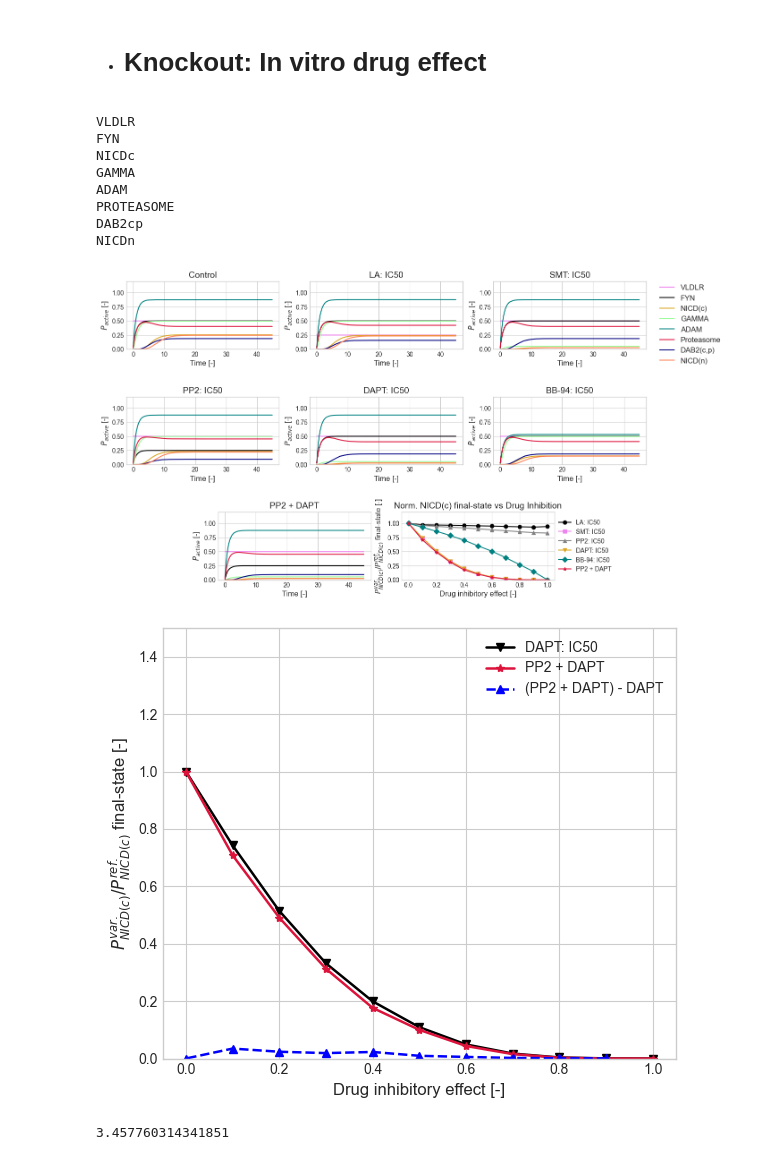
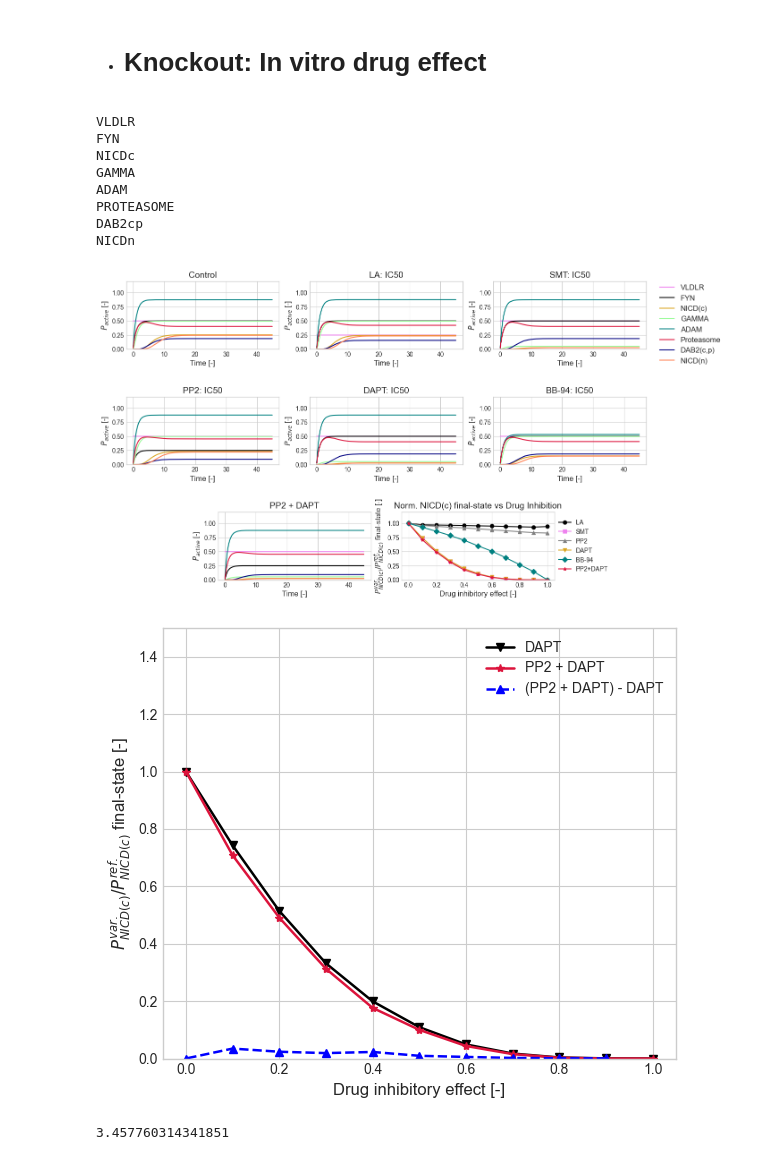
Before and after one commit to YanisseG/Master-thesis---2025, a Jupyter notebook: Simulations/param_maboss_notebook.ipynb, the cells around one changed output. Saved outputs shown, nothing was run; the diff lists cells and outputs as text; code cells hidden in the pictures.

```diff
--- a/Simulations/param_maboss_notebook.ipynb
+++ b/Simulations/param_maboss_notebook.ipynb
@@ -1020,6 +1020,7 @@ slope_lines = []
 legend_lines = []
 legend_labels = []
 
+label_new = ["LA", "SMT", "PP2", "DAPT", "BB-94", "PP2+DAPT"]
 for i, (drug_name, _) in enumerate(drug_states[1:]):  # skip "Control"
     mask = np.array(drug_names_all) == drug_name
     x_vals = np.array(drug_effects_all)[mask]
@@ -1032,42 +1033,43 @@ for i, (drug_name, _) in enumerate(drug_states[1:]):  # skip "Control"
         color = drug_plot_colors[i % len(drug_plot_colors)]
         marker = markers[i % len(markers)]
         axs[7].plot(clean_x, clean_y/nicdc_ref[-1], marker=marker, color=color,
-                    linestyle='-', label=drug_name)
+                    linestyle='-', label=label_new[i])
 
 
         legend_lines.append(axs[7].plot([], [], marker=marker, color=color,
                                         linestyle='-')[0])
-        legend_labels.append(drug_name)
+        legend_labels.append(label_new[i])
 
 axs[7].legend(
     legend_lines,
     legend_labels,
     fontsize=10,
     loc='center left',
     bbox_to_anchor=(1.01, 0.5),  # Right outside the axis
     ncol=1,                      # Single column
     borderaxespad=0.0
 )
 
 fig.savefig(
     r".\MaBoSS_figures\drugs_semi_quantitative.png",
     dpi=600,
     bbox_inches='tight'
 )
 
 plt.show()
 # %% [output]
 VLDLR
 FYN
 NICDc
 GAMMA
 ADAM
 PROTEASOME
 DAB2cp
 NICDn
-[figure, old version]
+[figure, new version]
 # %%
 dapts = ["DAPT: IC50", "PP2 + DAPT"]
+dapts_clean = ["DAPT", "PP2 + DAPT"]
 colors = ['black', 'crimson']
 markers = ['v', '*']
 
@@ -1085,7 +1087,7 @@ for i, drug in enumerate(dapts):
 
     if len(clean_x) > 0:
         plt.plot(clean_x, clean_y, marker=markers[i], color=colors[i], linewidth=1.8,
-                 label=drug)
+                 label=dapts_clean[i])
 
 if all(drug in curves for drug in dapts):
     x_dapt, y_dapt = curves[dapts[0]]
@@ -1112,9 +1114,10 @@ plt.tight_layout()
 
 plt.savefig(r".\MaBoSS_figures\combi_drug_vs_DAPT_semi_quantitative.png", dpi=600, bbox_inches='tight')
 plt.show()
-print(np.max(diff_y)*100)
+
+print(np.max(diff_y) * 100)
 # %% [output]
-[figure, old version]
+[figure, new version]
 3.457760314341851
 # %%
 fig = plt.figure(figsize=(15, 12))
```
Also changed, not shown: parts of 1 cell of this notebook, 2 other files.
